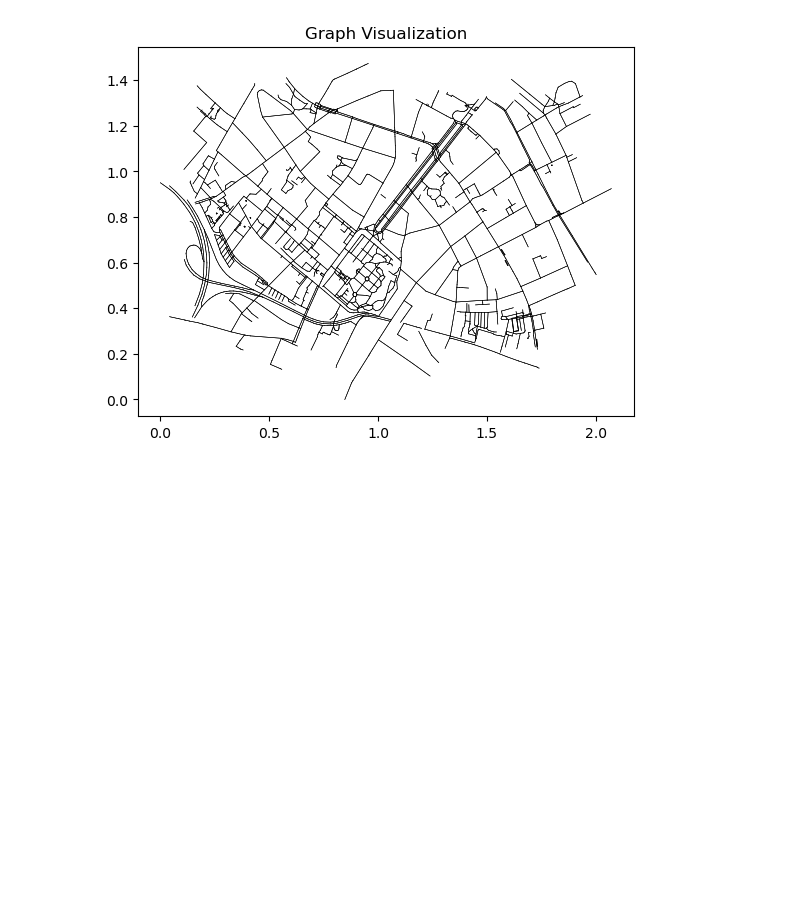
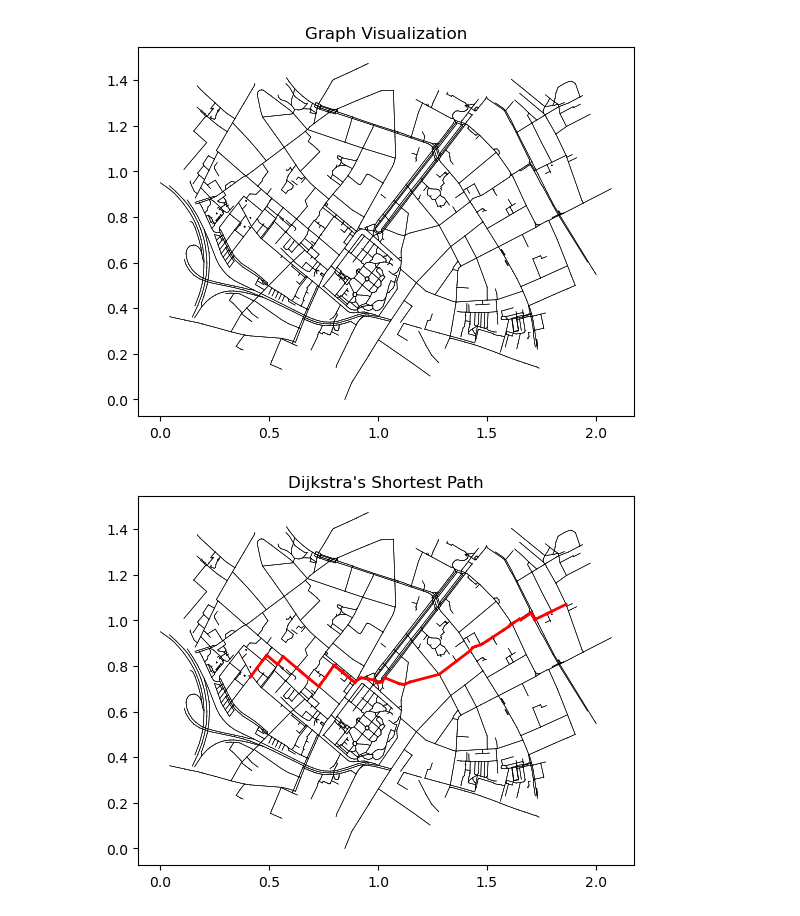
Before and after one commit to VictoriousGladiator/01ALMA1, a Jupyter notebook: 09Week.ipynb, the cells around one changed output. Cells and saved outputs as stored; diff of their text form; code cells hidden in the pictures; blank space fills up the shorter version.

Commit message:
Dijkstra & Visualization

```diff
--- a/09Week.ipynb
+++ b/09Week.ipynb
@@ -168,3 +218,7 @@ g = Graph("graph.txt","xcoords.txt","ycoords.txt")
 g.plot_graph()
 # %% [output]
 [figure]
+# %%
+g.plot_path(103,1758)
+# %% [output]
+[figure, added]
```
Also changed, not shown: parts of 1 cell of this notebook.
